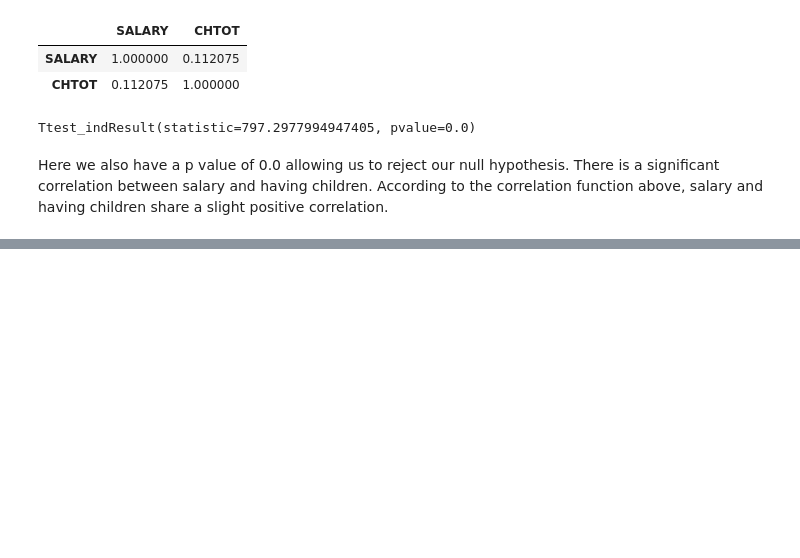
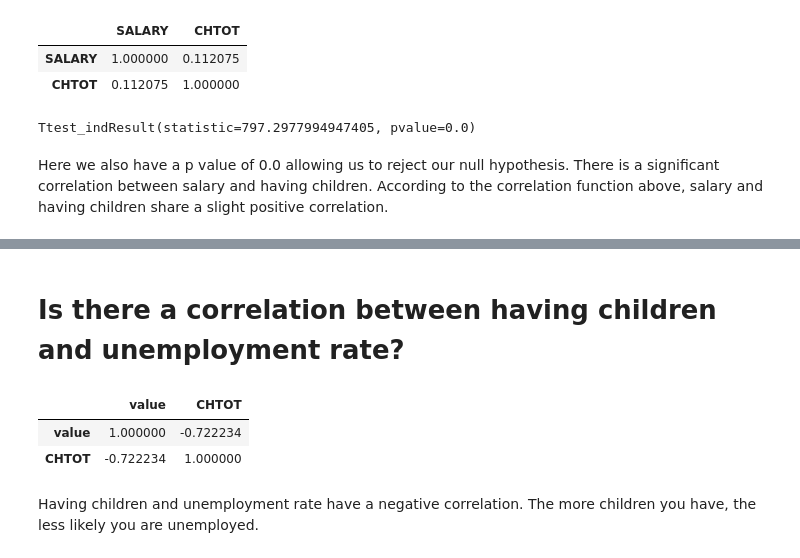
Before and after one commit to kuevho/Capstone-Project-1, a Jupyter notebook: Motherhood in the Workforce_Statistics.ipynb, the cells around one changed output, grey strips where cells are left out. Saved outputs shown, nothing was run; the diff lists cells and outputs as text; code cells hidden in the pictures; blank space fills up the shorter version.

Commit message:
added unemployment

```diff
--- a/Motherhood in the Workforce_Statistics.ipynb
+++ b/Motherhood in the Workforce_Statistics.ipynb
@@ -246,0 +284,10 @@ data_1 = pd.concat
+# %% [markdown]
+# Is there a correlation between having children and unemployment rate?
+# %%
+employed_new.corr()
+# %% [output]
+|  | value | CHTOT |
+| value | 1.000000 | -0.722234 |
+| CHTOT | -0.722234 | 1.000000 |
+# %% [markdown]
+Having children and unemployment rate have a negative correlation. The more children you have, the less likely you are unemployed.
```
Also changed, not shown: parts of 10 cells of this notebook.
